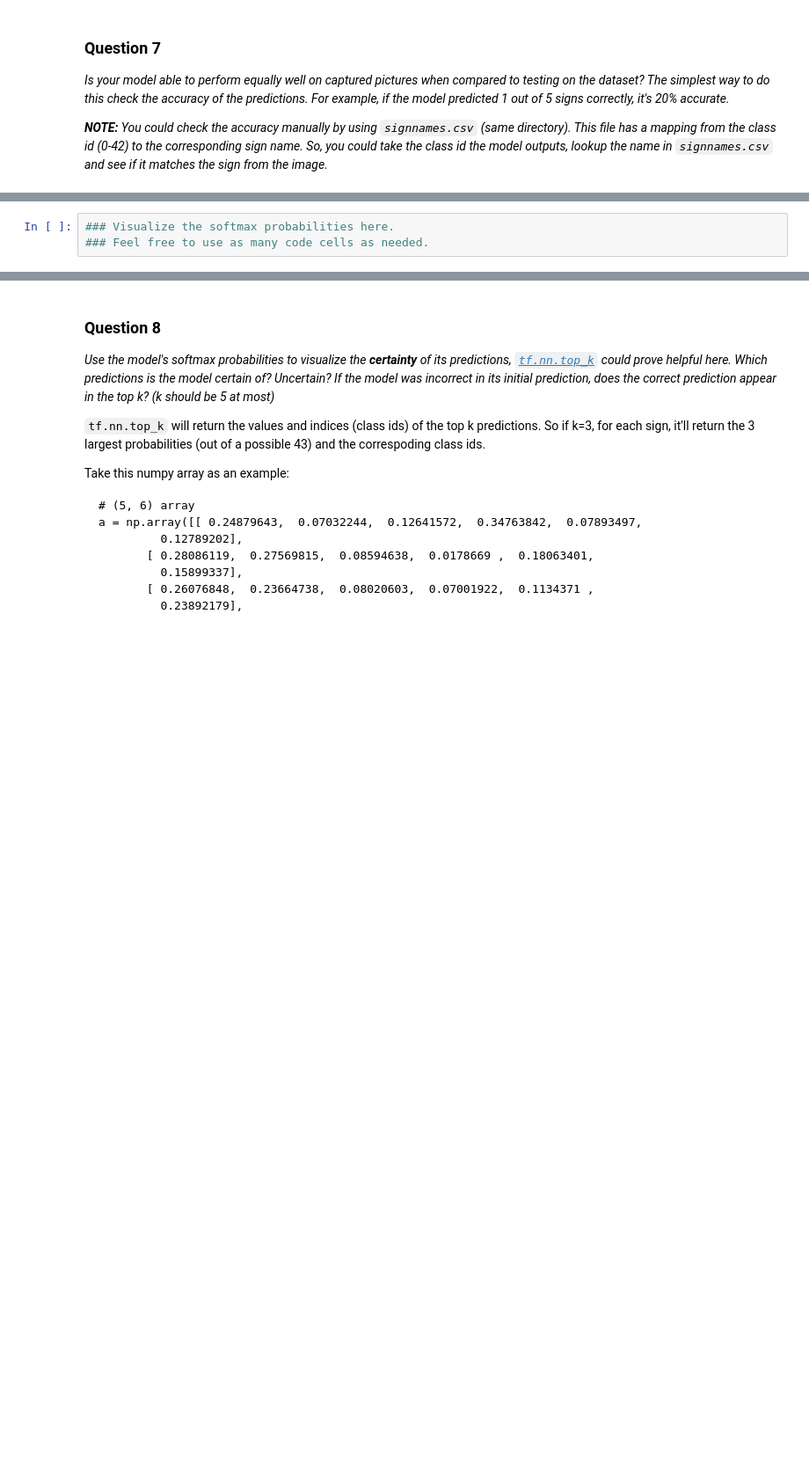
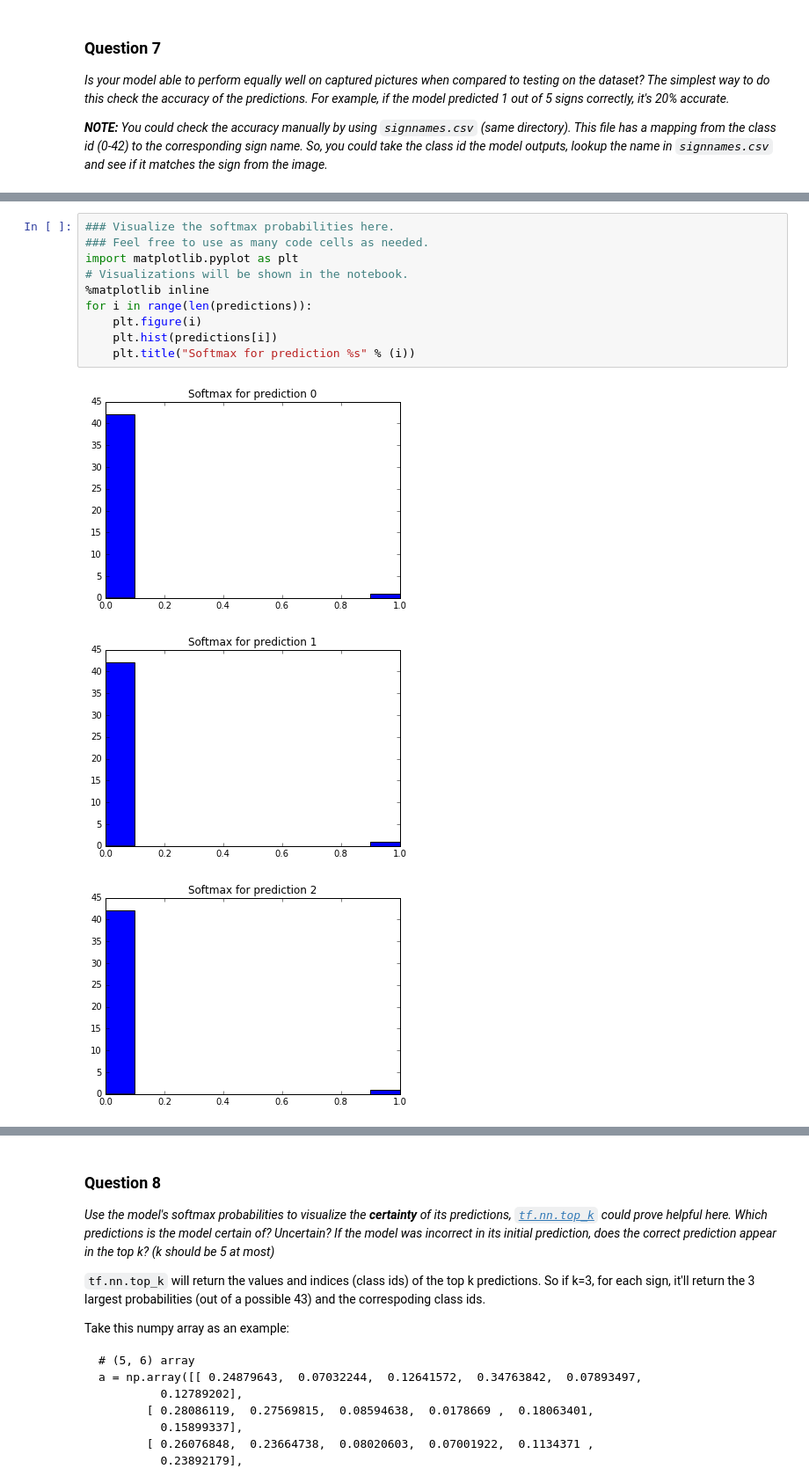
Before and after one commit to abossenbroek/CarND-Traffic-Sign-Classifier-Project, a Jupyter notebook: Traffic_Sign_Classifier.ipynb, the cells around one changed output, grey strips where cells are left out. Shown at 88% size. Drawn from its saved outputs; the diff is of its cells as text; blank space fills up the shorter version.

```diff
--- a/Traffic_Sign_Classifier.ipynb
+++ b/Traffic_Sign_Classifier.ipynb
@@ -804,3 +1046,14 @@ _**NOTE:** You could check the accuracy manually by using `signnames.csv` (same
 # %%
 ### Visualize the softmax probabilities here.
 ### Feel free to use as many code cells as needed.
+import matplotlib.pyplot as plt
+# Visualizations will be shown in the notebook.
+%matplotlib inline
+for i in range(len(predictions)):
+    plt.figure(i)
+    plt.hist(predictions[i])
+    plt.title("Softmax for prediction %s" % (i))
+# %% [output]
+[figure, added]
+[figure, added]
+[figure, added]
```
Also changed, not shown: parts of 19 cells of this notebook, 11 other files.
